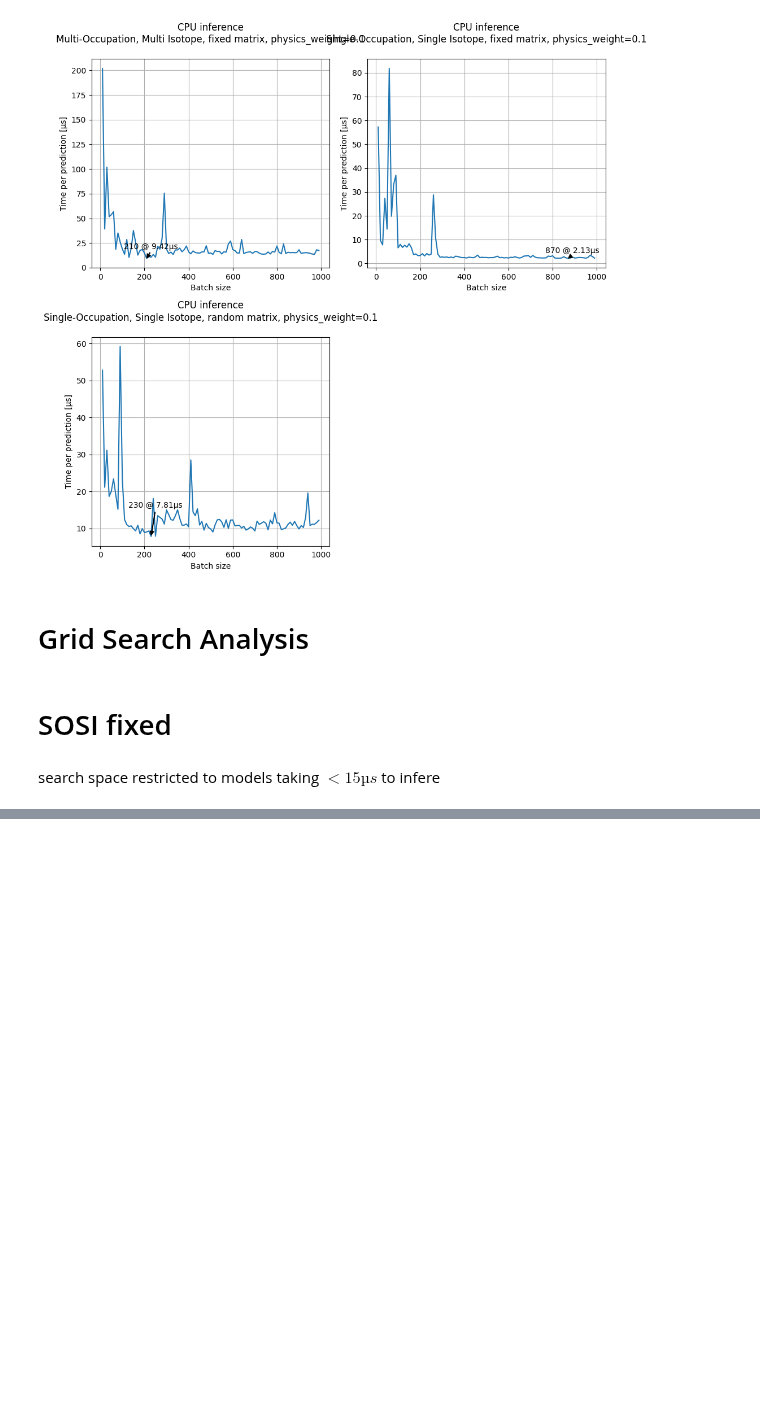
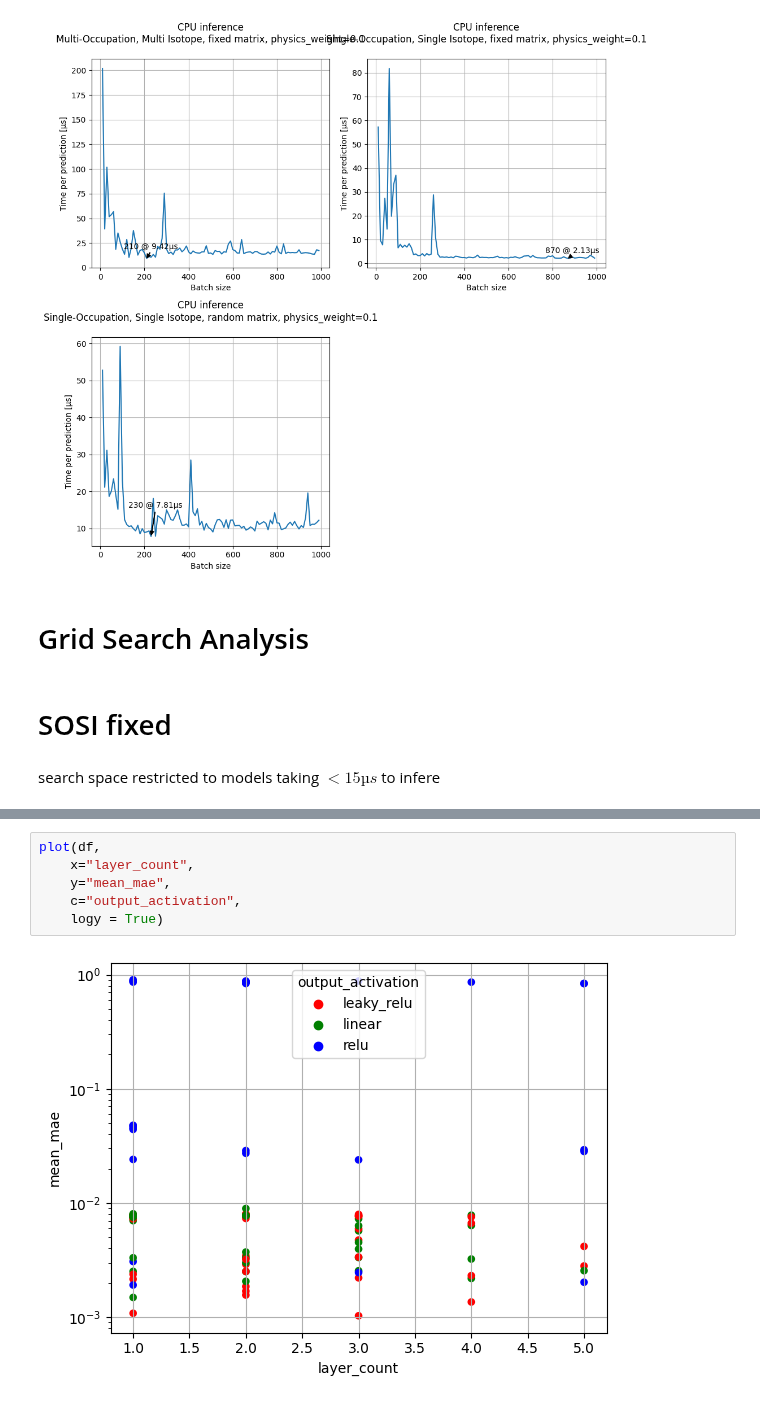
Before and after one commit to Davidxdydz/TrapDiffusion, a Jupyter notebook: Evaluation.ipynb, the cells around one changed output, grey strips where cells are left out. Cells and saved outputs as stored; diff of their text form; blank space fills up the shorter version.

```diff
--- a/Evaluation.ipynb
+++ b/Evaluation.ipynb
@@ -76,0 +52,8 @@ plot_color_legend(activation_colors, "Output Activation")
+# %%
+plot(df,
+    x="layer_count",
+    y="mean_mae",
+    c="output_activation",
+    logy = True)
+# %% [output]
+[figure, added]
```
Also changed, not shown: parts of 11 cells of this notebook.
